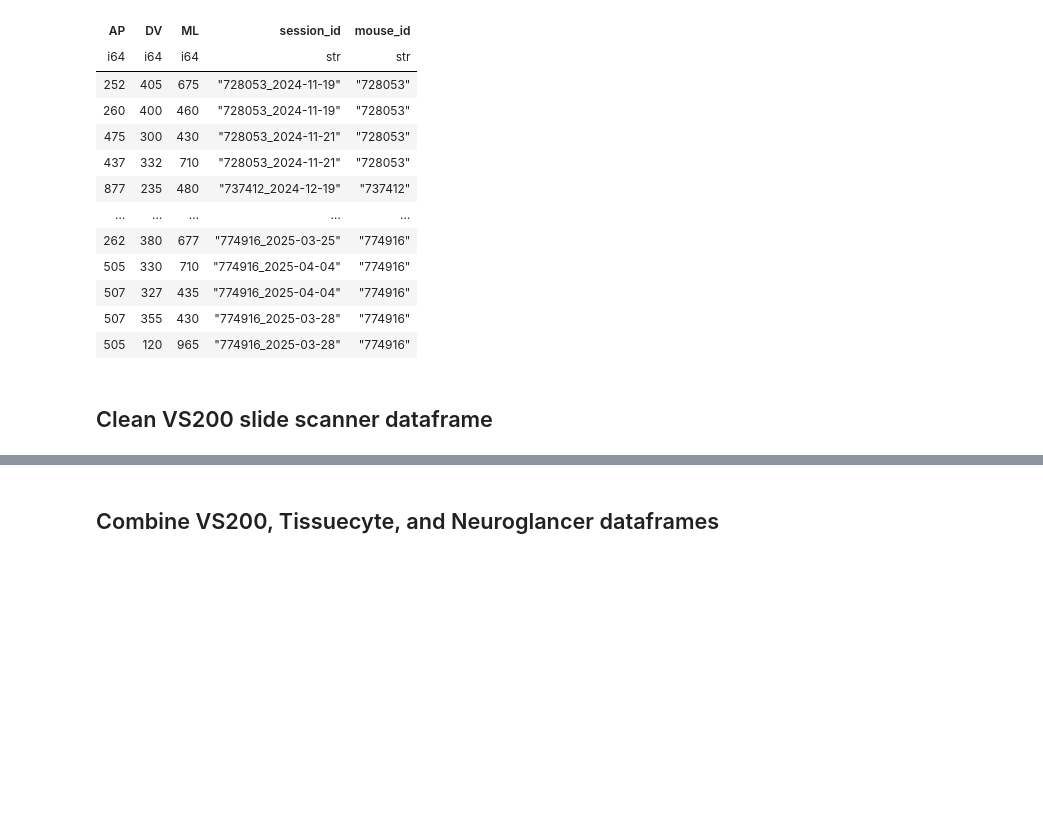
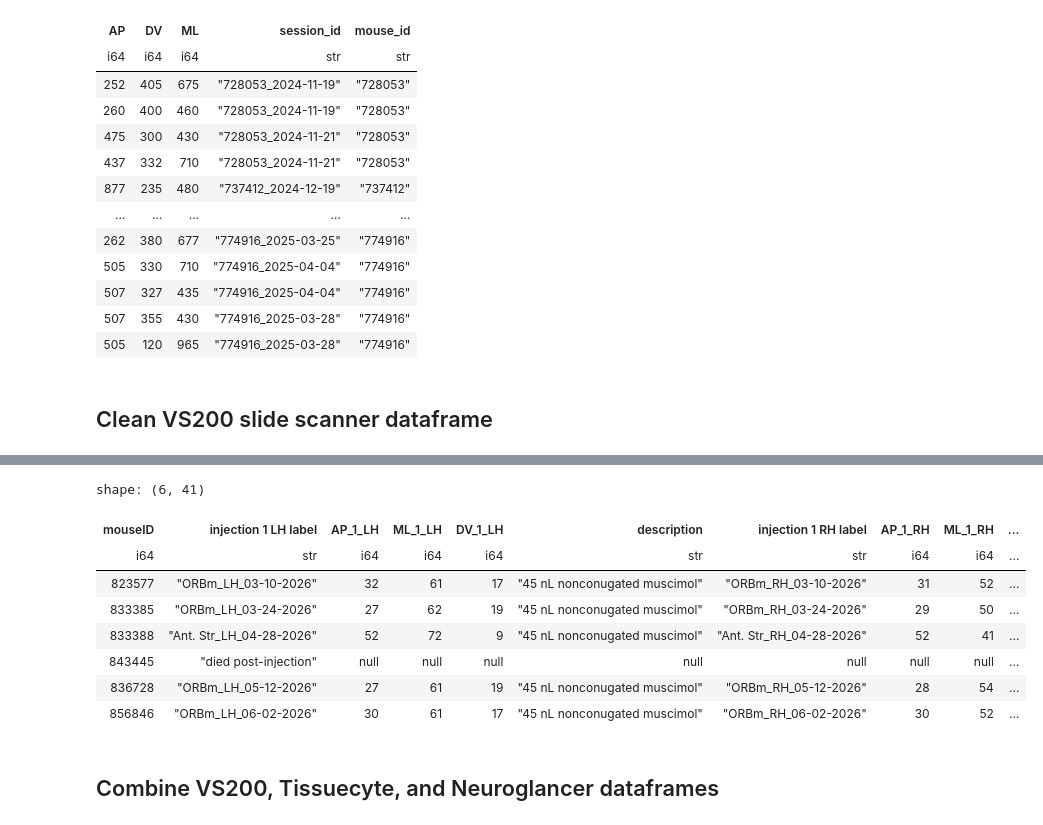
Before and after one commit to vlafehr/dr_muscimol_analysis, a Jupyter notebook: notebooks/ccf_injection_coords_behavior_metric_correlations.ipynb, the cells around one changed output, grey strips where cells are left out. Saved outputs shown, nothing was run; the diff lists cells and outputs as text; code cells hidden in the pictures; blank space fills up the shorter version.

```diff
--- a/notebooks/ccf_injection_coords_behavior_metric_correlations.ipynb
+++ b/notebooks/ccf_injection_coords_behavior_metric_correlations.ipynb
@@ -119,22 +146,28 @@ NameError: name 'pl' is not defined
 # %%
-# Convert Pinpoint coordinates to CCF (10um resolution) and add session_id and injection description information
+# Convert Pinpoint coordinates to CCF (10um resolution)
 # Original coords are in μm, bregma-relative (bregma = 0,0,0)
+# Take absolute value, divide by 10, round up (ceil)
 
-# Step 1: Take absolute value of original coordinates
-vs200_annotations_df = vs200_annotations_df.with_columns(
-    pl.col("AP").abs().alias("AP_abs"),
-    pl.col("DV").abs().alias("DV_abs"),
-    pl.col("ML").abs().alias("ML_abs"),
-)
+# Get columns containing AP, DV, or ML
+coord_cols = [col for col in vs200_annotations_df.columns if any(x in col for x in ["AP", "DV", "ML"])]
+# print("Coordinate columns:", coord_cols)
 
-# Step 2: Convert to 10μm resolution  (divide by 10, round to 3 digits)
-vs200_annotations_df = vs200_annotations_df.with_columns(
-    (pl.col("AP_abs") / 10).round(0).cast(pl.Int64).alias("AP"),
-    (pl.col("DV_abs") / 10).round(0).cast(pl.Int64).alias("DV"),
-    (pl.col("ML_abs") / 10).round(0).cast(pl.Int64).alias("ML"),
-).drop(["AP_abs", "DV_abs", "ML_abs"])
+vs200_annotations_df = vs200_annotations_df.with_columns([
+    (pl.col(col).cast(pl.Float64, strict=False).abs() / 10).ceil().cast(pl.Int64).alias(col)
+    for col in coord_cols
+])
 
 vs200_annotations_df
+# %% [output]
+shape: (6, 41)
+| mouseID | injection 1 LH label | AP_1_LH | ML_1_LH | DV_1_LH | description | injection 1 RH label | AP_1_RH | ML_1_RH | ... |
+| i64 | str | i64 | i64 | i64 | str | str | i64 | i64 | ... |
+| 823577 | "ORBm_LH_03-10-2026" | 32 | 61 | 17 | "45 nL nonconugated muscimol" | "ORBm_RH_03-10-2026" | 31 | 52 | ... |
+| 833385 | "ORBm_LH_03-24-2026" | 27 | 62 | 19 | "45 nL nonconugated muscimol" | "ORBm_RH_03-24-2026" | 29 | 50 | ... |
+| 833388 | "Ant. Str_LH_04-28-2026" | 52 | 72 | 9 | "45 nL nonconugated muscimol" | "Ant. Str_RH_04-28-2026" | 52 | 41 | ... |
+| 843445 | "died post-injection" | null | null | null | null | null | null | null | ... |
+| 836728 | "ORBm_LH_05-12-2026" | 27 | 61 | 19 | "45 nL nonconugated muscimol" | "ORBm_RH_05-12-2026" | 28 | 54 | ... |
+| 856846 | "ORBm_LH_06-02-2026" | 30 | 61 | 17 | "45 nL nonconugated muscimol" | "ORBm_RH_06-02-2026" | 30 | 52 | ... |
 # %% [markdown]
 ## Combine VS200, Tissuecyte, and Neuroglancer dataframes
 # %%
```
Also changed, not shown: parts of 9 cells of this notebook, 2 other files.
